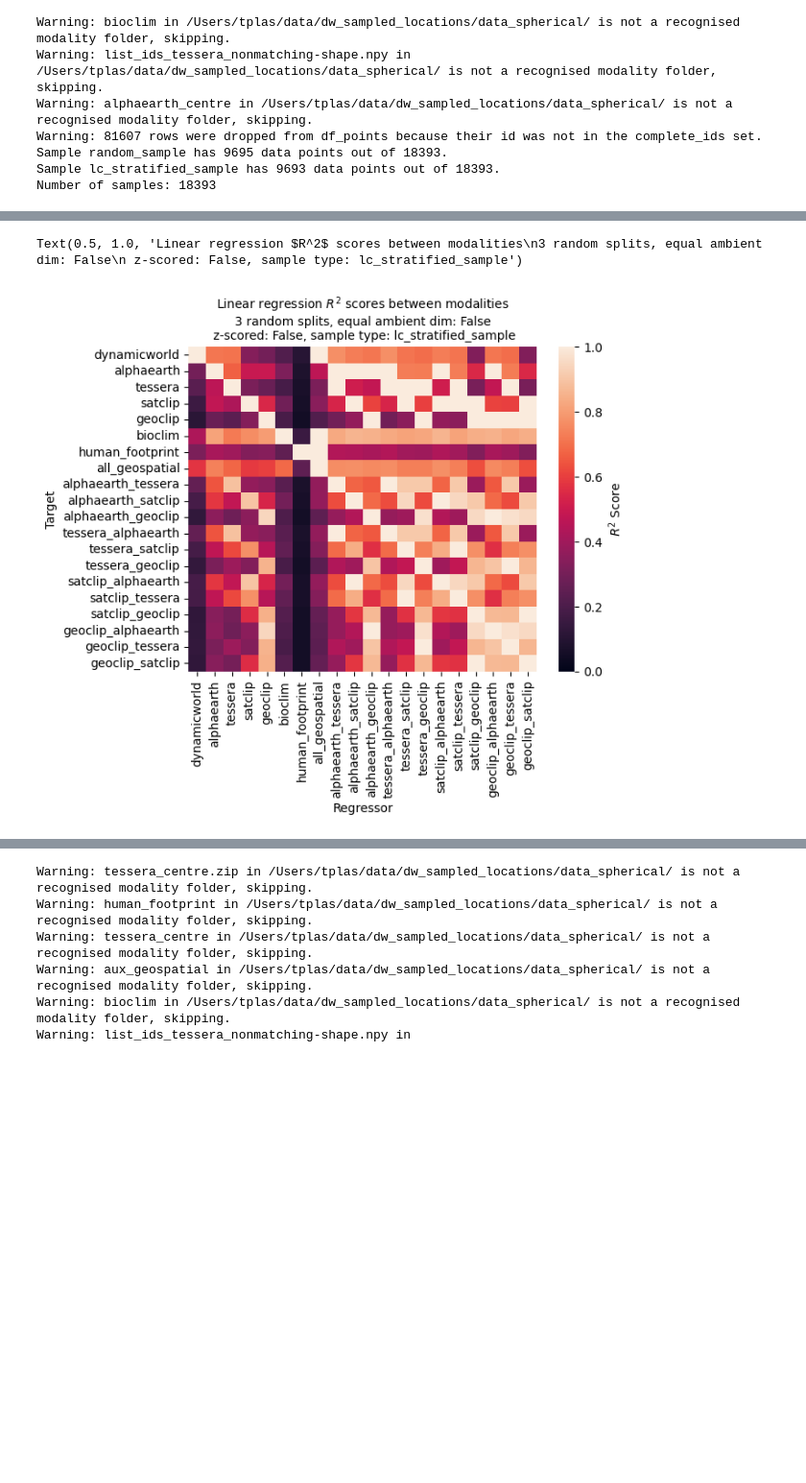
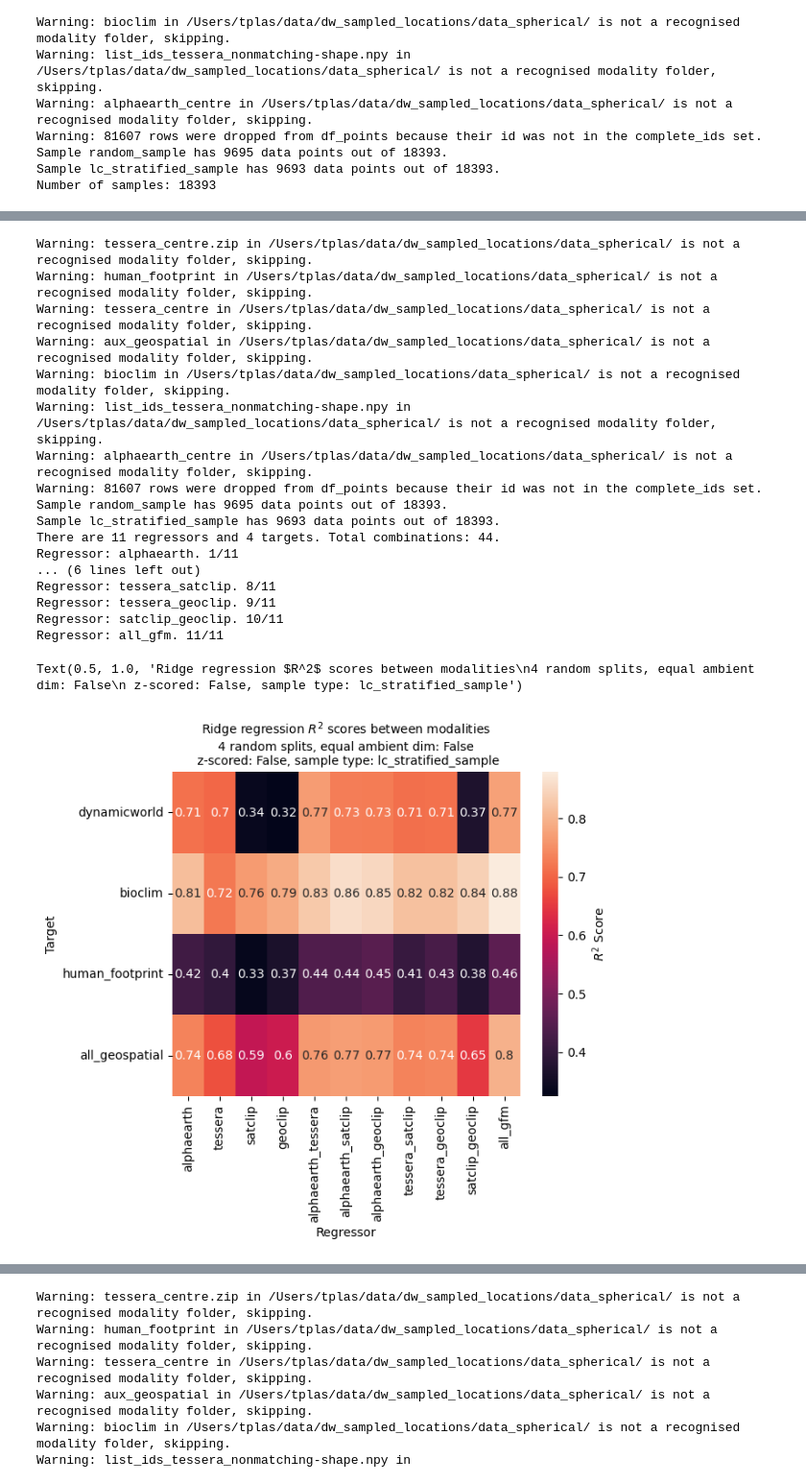
Before and after one commit to WUR-AI/interpret_earth_embeddings, a Jupyter notebook: notebooks/Explain embeddings.ipynb, the cells around one changed output, grey strips where cells are left out. Shown at 96% size. Cells and saved outputs as stored; diff of their text form; code cells hidden in the pictures; blank space fills up the shorter version.

Commit message:
Overlap and better regression

```diff
--- a/notebooks/Explain embeddings.ipynb
+++ b/notebooks/Explain embeddings.ipynb
@@ -100,40 +291,54 @@ Regressor: all_geospatial. 8/8
 # %%
-# n_splits = 3
-# save_plot = False
+## Get different combinations of GFMs as regressors, and only geospatial modalities as targets:
 
-# sample_type = 'lc_stratified_sample'
-# zscore_embeddings = False
-# pca_equalize_ambient_dim = False
+n_splits = 4
 
-# df_all, col_names = du.merge_modalities(parent_folder=data_folder, sample_type=sample_type, zscore_embeddings=zscore_embeddings)
-# ordering_cols = list(col_names.keys())
-# for im1, m1 in ['alphaearth', 'tessera', 'satclip', 'geoclip']:
-#     for m2 in ['alphaearth', 'tessera', 'satclip', 'geoclip'][im1:]:
-#         if m1 != m2:
-#             col_names[f'{m1}_{m2}'] = col_names[m1] + col_names[m2]
-#             ordering_cols.append(f'{m1}_{m2}')
+sample_type = 'lc_stratified_sample'
+zscore_embeddings = False
+pca_equalize_ambient_dim = False
 
-# # ordering_cols = ['dynamicworld', 'bioclim', 'human_footprint', 'alphaearth', 'tessera', 'satclip', 'geoclip', 'all_geospatial']
-# # ordering_cols =
-# assert all([col in col_names for col in ordering_cols]), f"Not all ordering columns are in col_names. Missing: {[col for col in ordering_cols if col not in col_names]}"
-# assert all([col in ordering_cols for col in col_names]), f"Not all col_names are in ordering_cols. Missing: {[col for col in col_names if col not in ordering_cols]}"
-# col_names = {col: col_names[col] for col in ordering_cols}
+df_all, col_names = du.merge_modalities(parent_folder=data_folder, sample_type=sample_type, zscore_embeddings=zscore_embeddings)
 
-# mods = list(col_names.keys())
-# n_mod = len(mods)
-# r2_matrix = np.zeros((n_mod, n_mod))
-# for i, regressor in enumerate(mods):
-#     print(f"Regressor: {regressor}. {i+1}/{n_mod}")
-#     for j, target in enumerate(mods):
-#         r2_matrix[i, j], mse,_  = get_r2_regression(df_all, col_names, regressor, target, n_splits=n_splits,
-#         equalize_ambient_dim=pca_equalize_ambient_dim)
+gfm_mods = ['alphaearth', 'tessera', 'satclip', 'geoclip']
+regressor_list = list(gfm_mods)
+## Add each pair of GFMs as a regressor:
+for im1, m1 in enumerate(gfm_mods):
+    for m2 in gfm_mods[im1:]:
+        if m1 != m2:
+            col_names[f'{m1}_{m2}'] = col_names[m1] + col_names[m2]
+            regressor_list.append(f'{m1}_{m2}')
+regressor_list.append('all_gfm')  ## add all_gfm as a regressor (predefined in du.merge_modalities)
+target_list = ['dynamicworld', 'bioclim', 'human_footprint', 'all_geospatial']
 
-sns.heatmap(r2_matrix.T, xticklabels=mods, yticklabels=mods, annot=False, vmin=0, vmax=1,
+r2_matrix = ou.get_overlap_matrix(df_all=df_all, col_names=col_names, method='regression',
+                                  regressor_list=regressor_list, target_list=target_list,
+                                  metric='r2',
+                                  verbose=1, kwargs_for_method={'n_splits': n_splits, 'equalize_ambient_dim': pca_equalize_ambient_dim,
+                                                                 'regression_method': 'ridge'})
+
+sns.heatmap(r2_matrix.T, xticklabels=regressor_list, yticklabels=target_list, annot=True,# vmin=0, vmax=1,
             cbar_kws={'label': r"$R^2$" + ' Score'})
 plt.xlabel('Regressor')
 plt.ylabel('Target')
-plt.title(f'Linear regression $R^2$ scores between modalities\n{n_splits} random splits, equal ambient dim: {pca_equalize_ambient_dim}\n z-scored: {zscore_embeddings}, sample type: {sample_type}',
+plt.title(f'Ridge regression $R^2$ scores between modalities\n{n_splits} random splits, equal ambient dim: {pca_equalize_ambient_dim}\n z-scored: {zscore_embeddings}, sample type: {sample_type}',
         fontsize=10)
 # %% [output]
-Text(0.5, 1.0, 'Linear regression $R^2$ scores between modalities\n3 random splits, equal ambient dim: False\n z-scored: False, sample type: lc_stratified_sample')
+Warning: tessera_centre.zip in /Users/tplas/data/dw_sampled_locations/data_spherical/ is not a recognised modality folder, skipping.
+Warning: human_footprint in /Users/tplas/data/dw_sampled_locations/data_spherical/ is not a recognised modality folder, skipping.
+Warning: tessera_centre in /Users/tplas/data/dw_sampled_locations/data_spherical/ is not a recognised modality folder, skipping.
+Warning: aux_geospatial in /Users/tplas/data/dw_sampled_locations/data_spherical/ is not a recognised modality folder, skipping.
+Warning: bioclim in /Users/tplas/data/dw_sampled_locations/data_spherical/ is not a recognised modality folder, skipping.
+Warning: list_ids_tessera_nonmatching-shape.npy in /Users/tplas/data/dw_sampled_locations/data_spherical/ is not a recognised modality folder, skipping.
+Warning: alphaearth_centre in /Users/tplas/data/dw_sampled_locations/data_spherical/ is not a recognised modality folder, skipping.
+Warning: 81607 rows were dropped from df_points because their id was not in the complete_ids set.
+Sample random_sample has 9695 data points out of 18393.
+Sample lc_stratified_sample has 9693 data points out of 18393.
+There are 11 regressors and 4 targets. Total combinations: 44.
+Regressor: alphaearth. 1/11
+... (6 lines left out)
+Regressor: tessera_satclip. 8/11
+Regressor: tessera_geoclip. 9/11
+Regressor: satclip_geoclip. 10/11
+Regressor: all_gfm. 11/11
+Text(0.5, 1.0, 'Ridge regression $R^2$ scores between modalities\n4 random splits, equal ambient dim: False\n z-scored: False, sample type: lc_stratified_sample')
-[figure, old version]
+[figure, new version]
```
Also changed, not shown: parts of 8 cells of this notebook, 1 other file.
